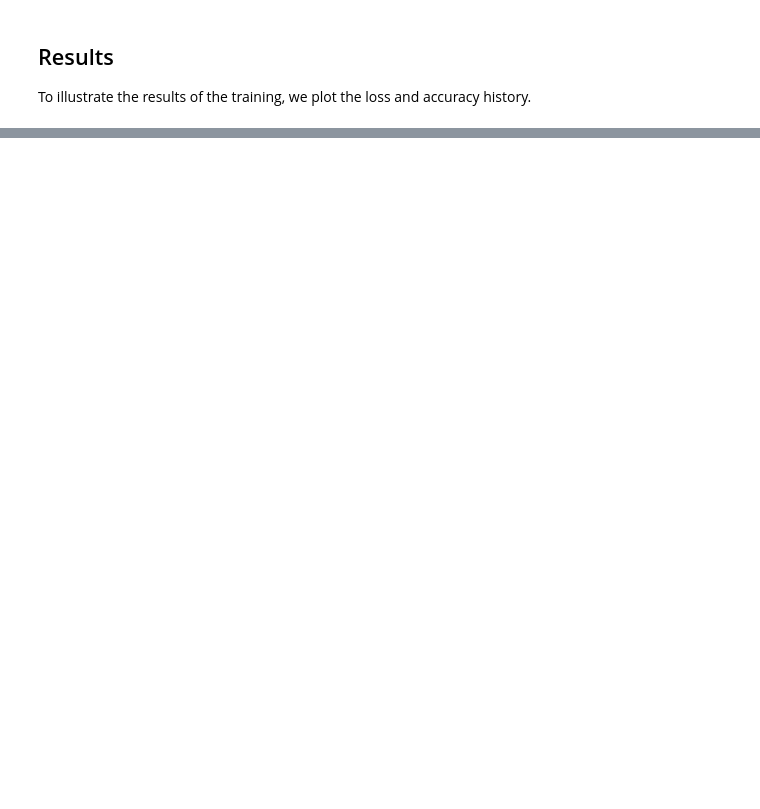
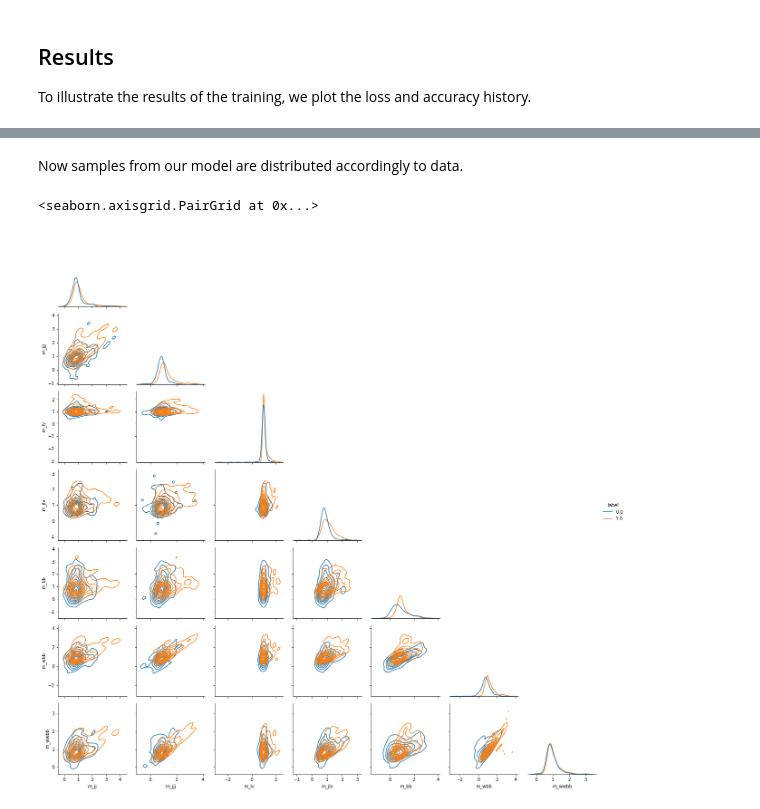
Before and after one commit to MarcoRiggirello/diglm, a Jupyter notebook: docs/source/notebooks/higgs_diglm_nb.ipynb, the cells around one changed output, grey strips where cells are left out. Cells and saved outputs as stored; diff of their text form; code cells hidden in the pictures; blank space fills up the shorter version.

```diff
--- a/docs/source/notebooks/higgs_diglm_nb.ipynb
+++ b/docs/source/notebooks/higgs_diglm_nb.ipynb
@@ -255,0 +260,13 @@ plt.grid(axis='y')
+# %% [markdown]
+Now samples from our model are distributed accordingly to data.
+# %%
+grid = sns.PairGrid(sample_to_pandas(500),
+                    hue='label',
+                    vars=column_labels[22:],
+                    corner=True)
+grid.map_diag(sns.kdeplot)
+grid.map_offdiag(sns.kdeplot)
+grid.add_legend()
+# %% [output]
+<seaborn.axisgrid.PairGrid at 0x...>
+[figure, added]
```
Also changed, not shown: parts of 8 cells of this notebook, 4 other files.
